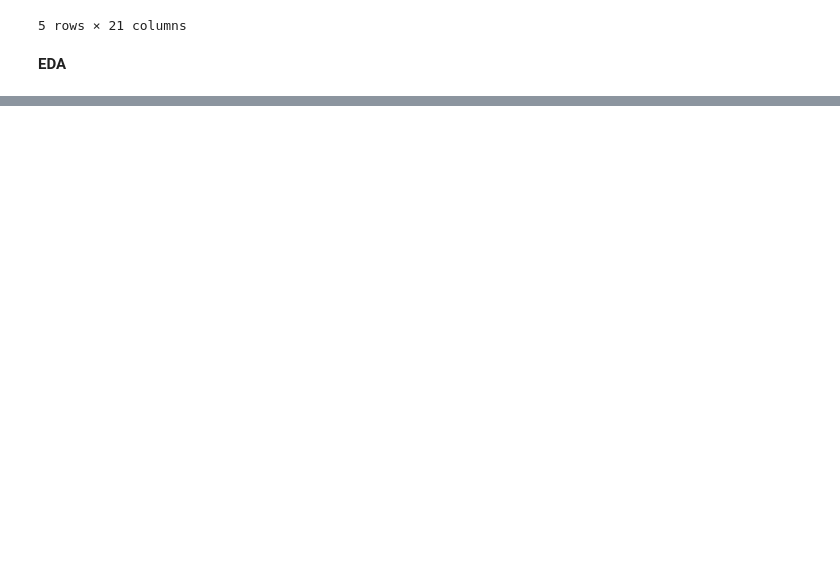
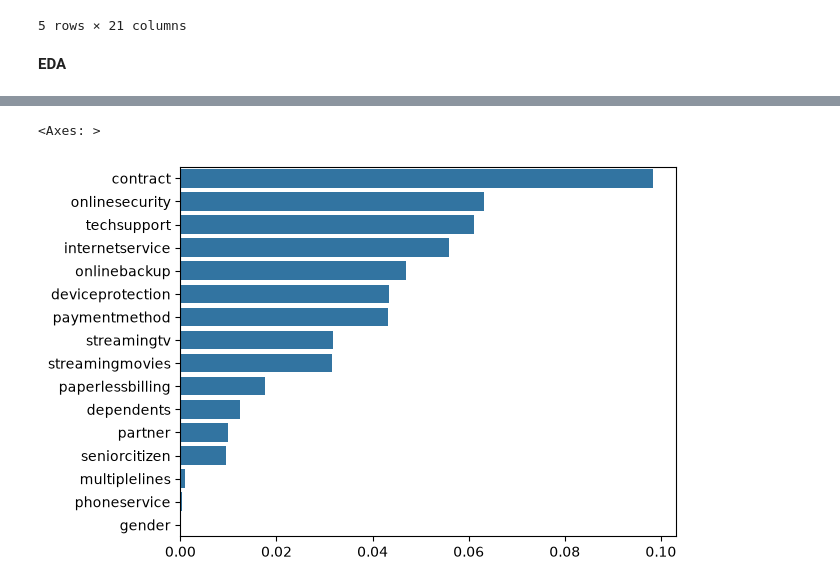
Before and after one commit to dangerpouse/zoomcamp---Machine-Learning, a Jupyter notebook: 03 - Classification/001 - Churn Project.ipynb, the cells around one changed output, grey strips where cells are left out. Saved outputs shown, nothing was run; the diff lists cells and outputs as text; code cells hidden in the pictures; blank space fills up the shorter version.

```diff
--- a/03 - Classification/001 - Churn Project.ipynb
+++ b/03 - Classification/001 - Churn Project.ipynb
@@ -245,0 +258,22 @@ del df_test['churn']
+# %%
+numerical = ['tenure', 'monthlycharges', 'totalcharges']
+categorical = [
+    'gender',
+    'seniorcitizen',
+    'partner',
+    'dependents',
+    'phoneservice',
+    'multiplelines',
+    'internetservice',
+    'onlinesecurity',
+    'onlinebackup',
+    'deviceprotection',
+    'techsupport',
+    'streamingtv',
+    'streamingmovies',
+    'contract',
+    'paperlessbilling',
+    'paymentmethod',
+]
+
+df_full_train[categorical].nunique()
@@ -245,0 +404,6 @@ del df_test['churn']
+# %%
+def mutual_info_churn_score(series):
+    return mutual_info_score(df_full_train.churn, series)
+
+mi = df_full_train[categorical].apply(mutual_info_churn_score)
+mi.sort_values(ascending=False)
@@ -245,0 +447,6 @@ del df_test['churn']
+# %%
+import seaborn as sns
+sns.barplot(mi,order=list(mi.sort_values(ascending=False).index), orient='h')
+# %% [output]
+<Axes: >
+[figure, added]
```
Also changed, not shown: parts of 27 cells of this notebook.
